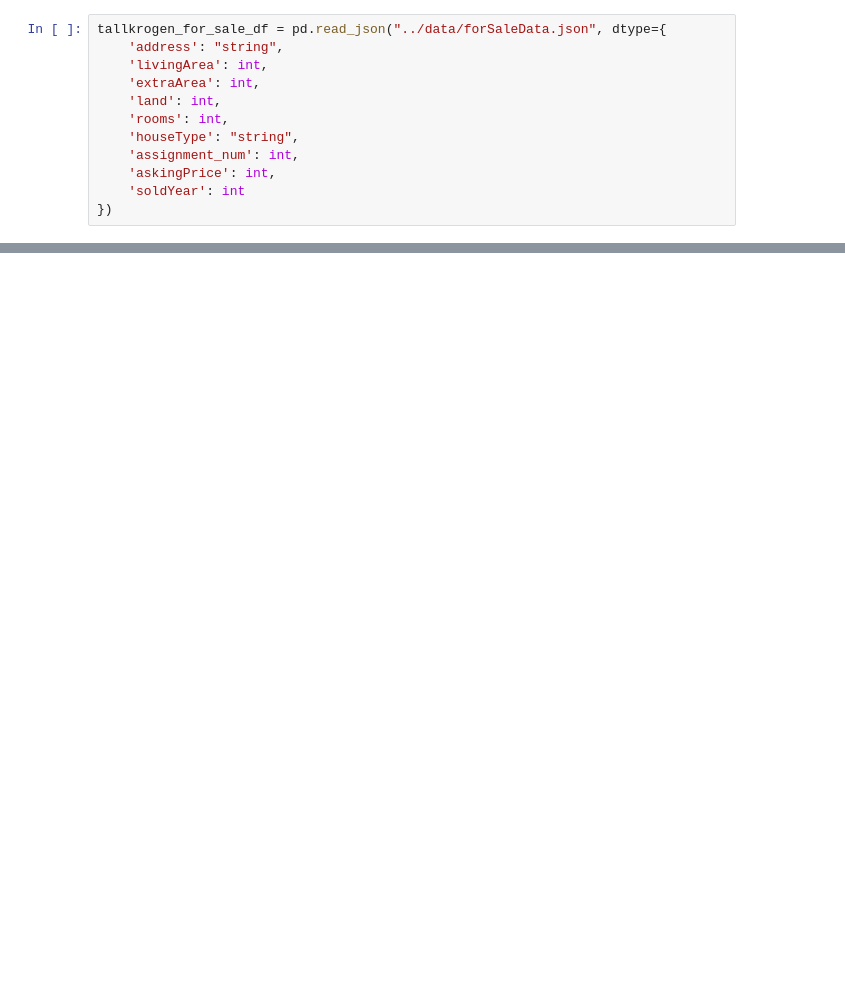
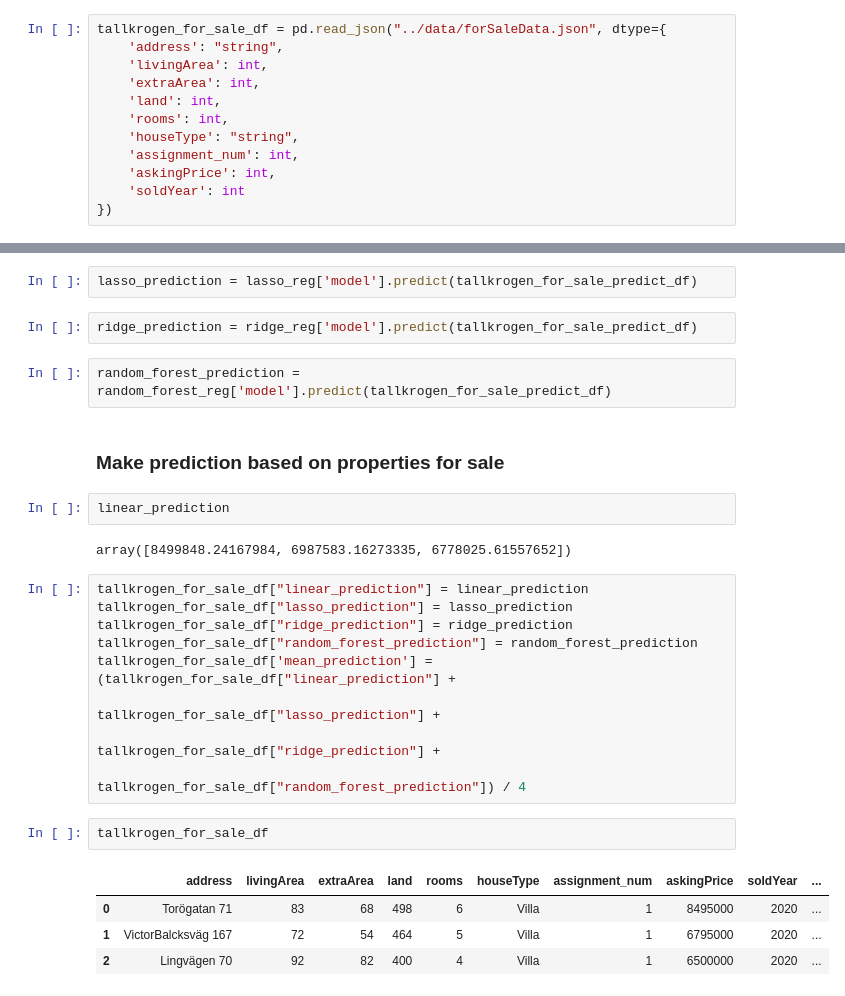
Before and after one commit to joeyaza/tallis-house-price-model, a Jupyter notebook: notebooks/tallis-linear-regression.ipynb, the cells around one changed output, grey strips where cells are left out. Cells and saved outputs as stored; diff of their text form; blank space fills up the shorter version.

Commit message:
feat: predict for sale prices

```diff
--- a/notebooks/tallis-linear-regression.ipynb
+++ b/notebooks/tallis-linear-regression.ipynb
@@ -491,0 +473,28 @@ array([1.82519713e+11, 1.45914627e+11, 1.39714056e+11])
+# %%
+lasso_prediction = lasso_reg['model'].predict(tallkrogen_for_sale_predict_df)
+# %%
+ridge_prediction = ridge_reg['model'].predict(tallkrogen_for_sale_predict_df)
+# %%
+random_forest_prediction = random_forest_reg['model'].predict(tallkrogen_for_sale_predict_df)
+# %% [markdown]
+### Make prediction based on properties for sale
+# %%
+linear_prediction
+# %% [output]
+array([8499848.24167984, 6987583.16273335, 6778025.61557652])
+# %%
+tallkrogen_for_sale_df["linear_prediction"] = linear_prediction
+tallkrogen_for_sale_df["lasso_prediction"] = lasso_prediction
+tallkrogen_for_sale_df["ridge_prediction"] = ridge_prediction
+tallkrogen_for_sale_df["random_forest_prediction"] = random_forest_prediction
+tallkrogen_for_sale_df['mean_prediction'] = (tallkrogen_for_sale_df["linear_prediction"] +
+                                            tallkrogen_for_sale_df["lasso_prediction"] +
+                                            tallkrogen_for_sale_df["ridge_prediction"] +
+                                            tallkrogen_for_sale_df["random_forest_prediction"]) / 4
+# %%
+tallkrogen_for_sale_df
+# %% [output]
+|  | address | livingArea | extraArea | land | rooms | houseType | assignment_num | askingPrice | soldYear | ... |
+| 0 | Torögatan 71 | 83 | 68 | 498 | 6 | Villa | 1 | 8495000 | 2020 | ... |
+| 1 | VictorBalcksväg 167 | 72 | 54 | 464 | 5 | Villa | 1 | 6795000 | 2020 | ... |
+| 2 | Lingvägen 70 | 92 | 82 | 400 | 4 | Villa | 1 | 6500000 | 2020 | ... |
```
Also changed, not shown: parts of 11 cells of this notebook.
